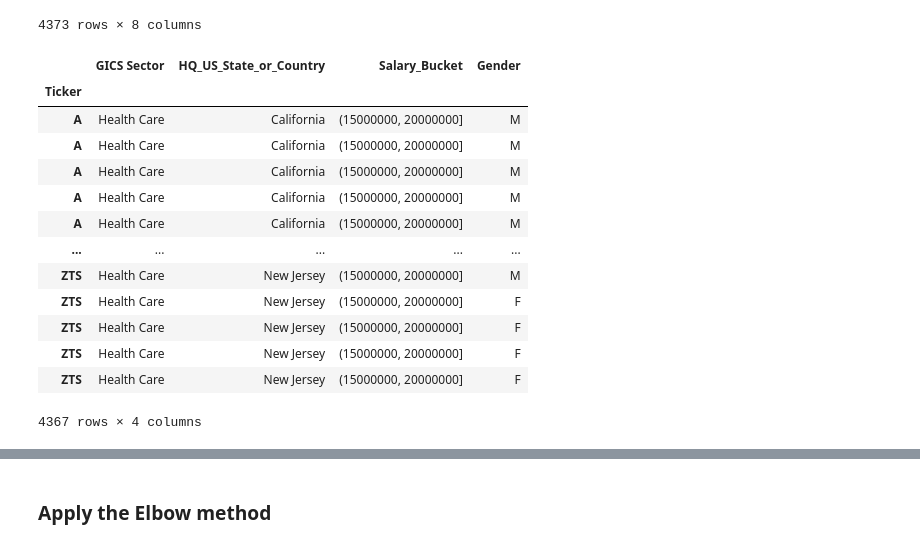
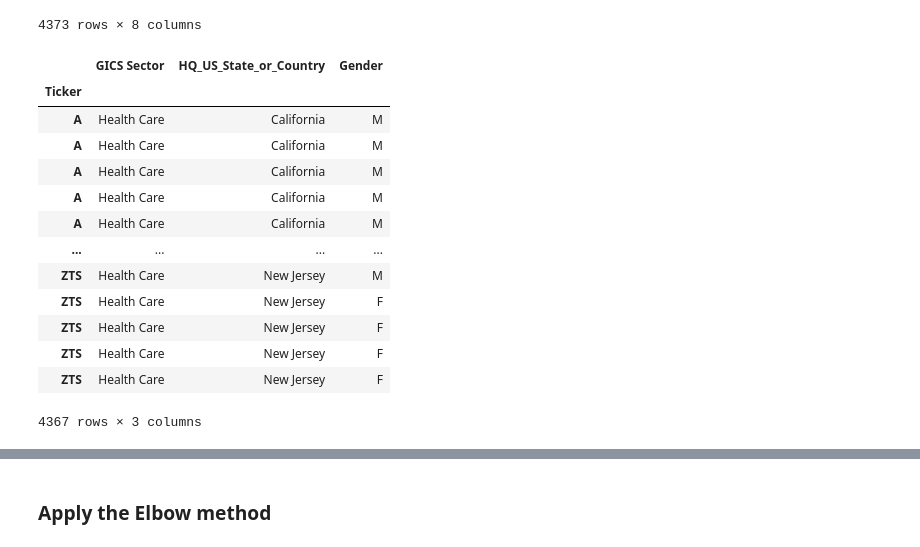
Before and after one commit to NicholasJWiid/StockSmart_ML, a Jupyter notebook: Smart_stock_ML_Clustering.ipynb, the cells around one changed output, grey strips where cells are left out. Cells and saved outputs as stored; diff of their text form; code cells hidden in the pictures.

```diff
--- a/Smart_stock_ML_Clustering.ipynb
+++ b/Smart_stock_ML_Clustering.ipynb
@@ -193,26 +193,26 @@ mean_scaled_df
 # %%
 # Select catagorical variables of interest
 catagorical_variables = company_df[['Ticker', 'GICS Sector',
-       'HQ_US_State_or_Country', 'Salary_Bucket', 'Gender']]
+       'HQ_US_State_or_Country', 'Gender']]
 
 # Set ticker as index
 catagorical_variables = catagorical_variables.set_index("Ticker")
 catagorical_variables
 # %% [output]
-|  | GICS Sector | HQ_US_State_or_Country | Salary_Bucket | Gender |
-| Ticker |  |  |  |  |
-| A | Health Care | California | (15000000, 20000000] | M |
-| A | Health Care | California | (15000000, 20000000] | M |
-| A | Health Care | California | (15000000, 20000000] | M |
-| A | Health Care | California | (15000000, 20000000] | M |
-| A | Health Care | California | (15000000, 20000000] | M |
-| ... | ... | ... | ... | ... |
-| ZTS | Health Care | New Jersey | (15000000, 20000000] | M |
-| ZTS | Health Care | New Jersey | (15000000, 20000000] | F |
-| ZTS | Health Care | New Jersey | (15000000, 20000000] | F |
-| ZTS | Health Care | New Jersey | (15000000, 20000000] | F |
-| ZTS | Health Care | New Jersey | (15000000, 20000000] | F |
+|  | GICS Sector | HQ_US_State_or_Country | Gender |
+| Ticker |  |  |  |
+| A | Health Care | California | M |
+| A | Health Care | California | M |
+| A | Health Care | California | M |
+| A | Health Care | California | M |
+| A | Health Care | California | M |
+| ... | ... | ... | ... |
+| ZTS | Health Care | New Jersey | M |
+| ZTS | Health Care | New Jersey | F |
+| ZTS | Health Care | New Jersey | F |
+| ZTS | Health Care | New Jersey | F |
+| ZTS | Health Care | New Jersey | F |
-4367 rows × 4 columns
+4367 rows × 3 columns
 # %%
 # Encode catagorical variables
 stock_dummies = pd.get_dummies(catagorical_variables, dtype=int)
```
Also changed, not shown: parts of 11 cells of this notebook, 10 other files.
